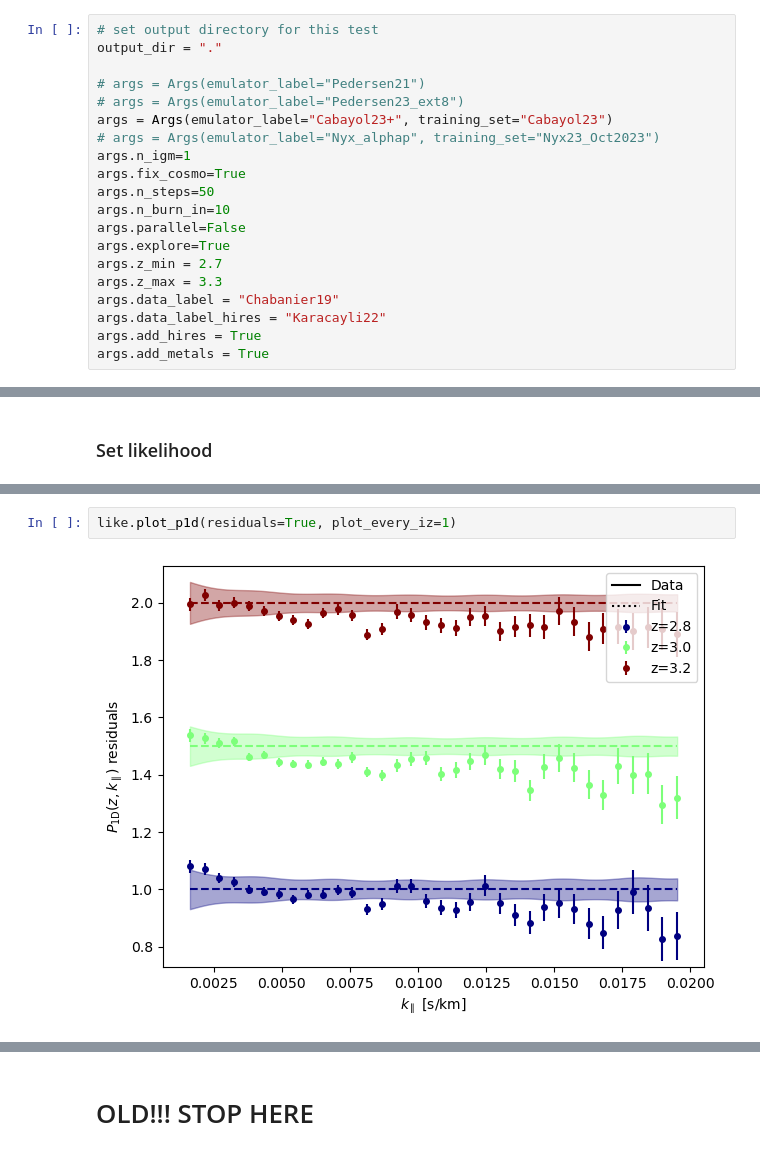
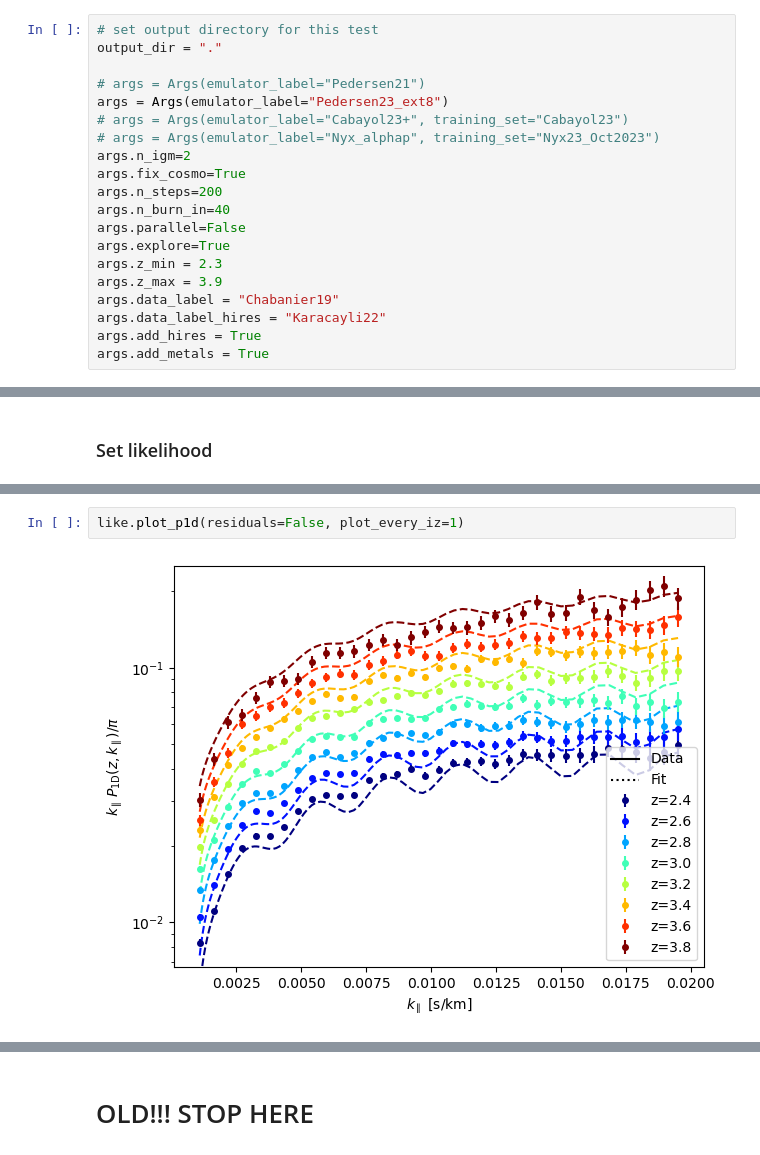
Before and after one commit to igmhub/cup1d, a Jupyter notebook: notebooks/likelihood/fit_eBOSS_IGM.ipynb, the cells around one changed output, grey strips where cells are left out. Drawn from its saved outputs; the diff is of its cells as text.

```diff
--- a/notebooks/likelihood/fit_eBOSS_IGM.ipynb
+++ b/notebooks/likelihood/fit_eBOSS_IGM.ipynb
@@ -34,17 +34,17 @@ from cup1d.likelihood.input_pipeline import Args
 output_dir = "."
 
 # args = Args(emulator_label="Pedersen21")
-# args = Args(emulator_label="Pedersen23_ext8")
-args = Args(emulator_label="Cabayol23+", training_set="Cabayol23")
+args = Args(emulator_label="Pedersen23_ext8")
+# args = Args(emulator_label="Cabayol23+", training_set="Cabayol23")
 # args = Args(emulator_label="Nyx_alphap", training_set="Nyx23_Oct2023")
-args.n_igm=1
+args.n_igm=2
 args.fix_cosmo=True
-args.n_steps=50
-args.n_burn_in=10
+args.n_steps=200
+args.n_burn_in=40
 args.parallel=False
 args.explore=True
-args.z_min = 2.7
-args.z_max = 3.3
+args.z_min = 2.3
+args.z_max = 3.9
 args.data_label = "Chabanier19"
 args.data_label_hires = "Karacayli22"
 args.add_hires = True
@@ -121,6 +120,6 @@ metal tag ln_SiIII
 will not store truth, working with real data
 will not store truth, working with real data
 # %%
-like.plot_p1d(residuals=True, plot_every_iz=1)
+like.plot_p1d(residuals=False, plot_every_iz=1)
 # %% [output]
-[figure, old version]
+[figure, new version]
```
Also changed, not shown: parts of 24 cells of this notebook, 27 other files.
